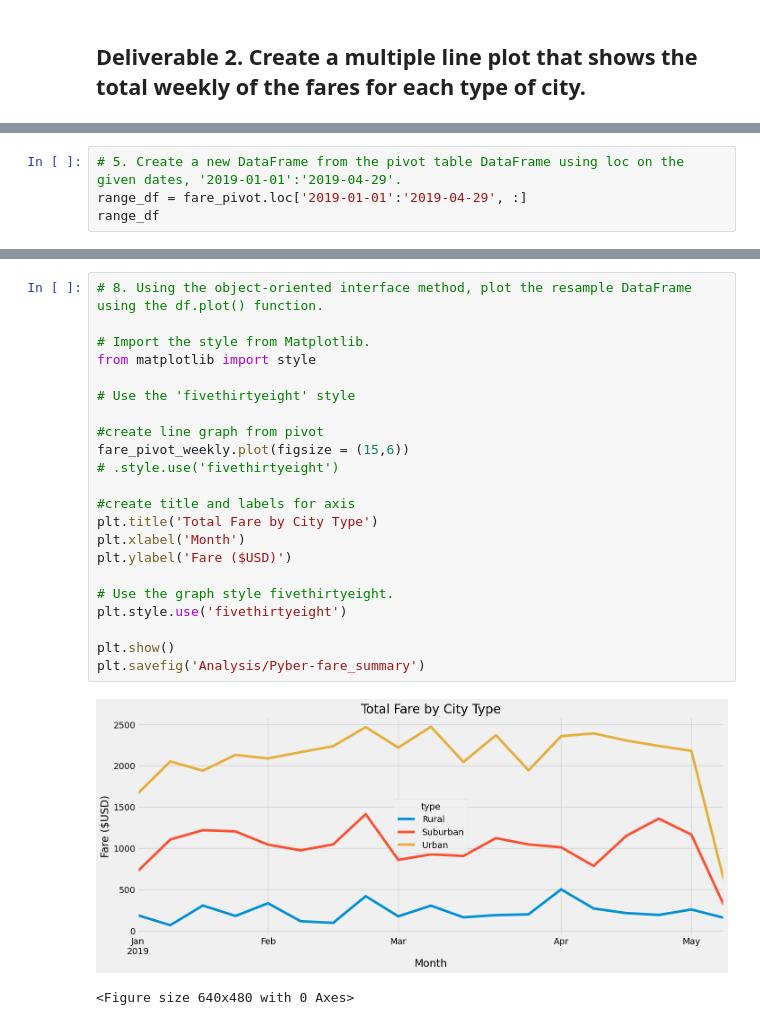
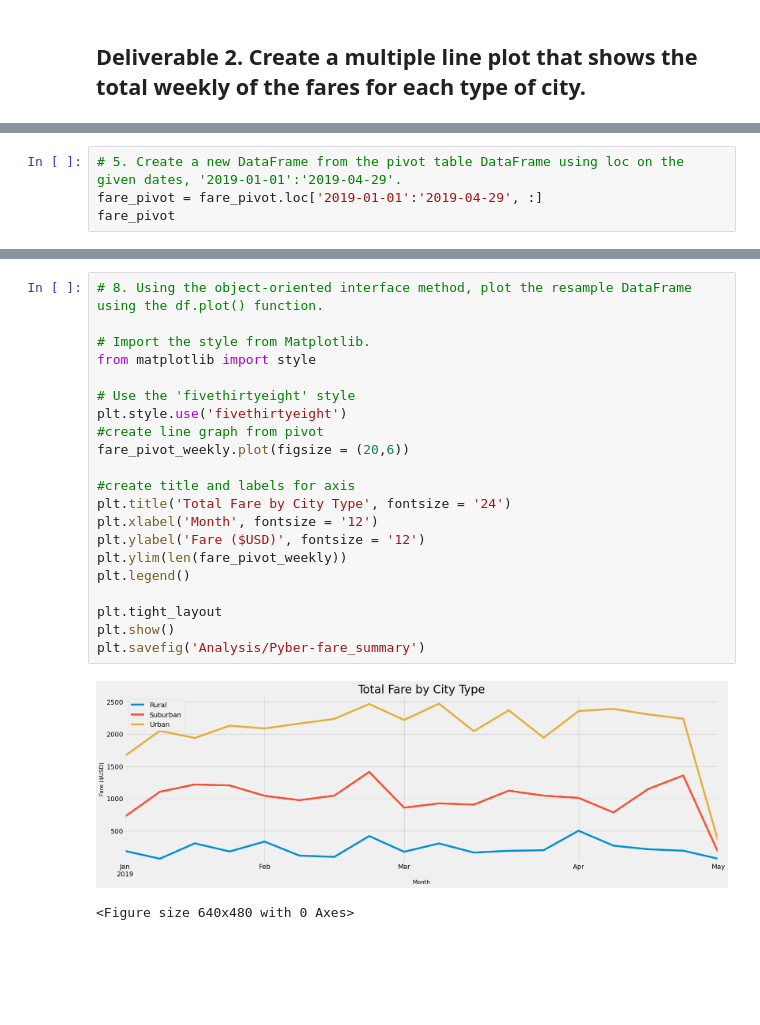
Before and after one commit to JGarza4903/PyBer_Analysis, a Jupyter notebook: PyBer_Challenge_starter_code.ipynb, the cells around one changed output, grey strips where cells are left out. Cells and saved outputs as stored; diff of their text form; blank space fills up the shorter version.

```diff
--- a/PyBer_Challenge_starter_code.ipynb
+++ b/PyBer_Challenge_starter_code.ipynb
@@ -211,8 +214,8 @@ fare_pivot
 2361 rows × 3 columns
 # %%
 # 5. Create a new DataFrame from the pivot table DataFrame using loc on the given dates, '2019-01-01':'2019-04-29'.
-range_df = fare_pivot.loc['2019-01-01':'2019-04-29', :]
-range_df
+fare_pivot = fare_pivot.loc['2019-01-01':'2019-04-29', :]
+fare_pivot
 # %% [output]
 | type | Rural | Suburban | Urban |
 | date |  |  |  |
@@ -277,25 +292,24 @@ fare_pivot_weekly
 # %%
 # 8. Using the object-oriented interface method, plot the resample DataFrame using the df.plot() function.
 
 # Import the style from Matplotlib.
 from matplotlib import style
 
 # Use the 'fivethirtyeight' style
-
+plt.style.use('fivethirtyeight')
 #create line graph from pivot
-fare_pivot_weekly.plot(figsize = (15,6))
-# .style.use('fivethirtyeight')
+fare_pivot_weekly.plot(figsize = (20,6))
 
 #create title and labels for axis
-plt.title('Total Fare by City Type')
-plt.xlabel('Month')
-plt.ylabel('Fare ($USD)')
+plt.title('Total Fare by City Type', fontsize = '24')
+plt.xlabel('Month', fontsize = '12')
+plt.ylabel('Fare ($USD)', fontsize = '12')
+plt.ylim(len(fare_pivot_weekly))
+plt.legend()
 
-# Use the graph style fivethirtyeight.
-plt.style.use('fivethirtyeight')
-
+plt.tight_layout
 plt.show()
 plt.savefig('Analysis/Pyber-fare_summary')
 # %% [output]
-[figure, old version]
+[figure, new version]
 <Figure size 640x480 with 0 Axes>
```
Also changed, not shown: parts of 11 cells of this notebook.
